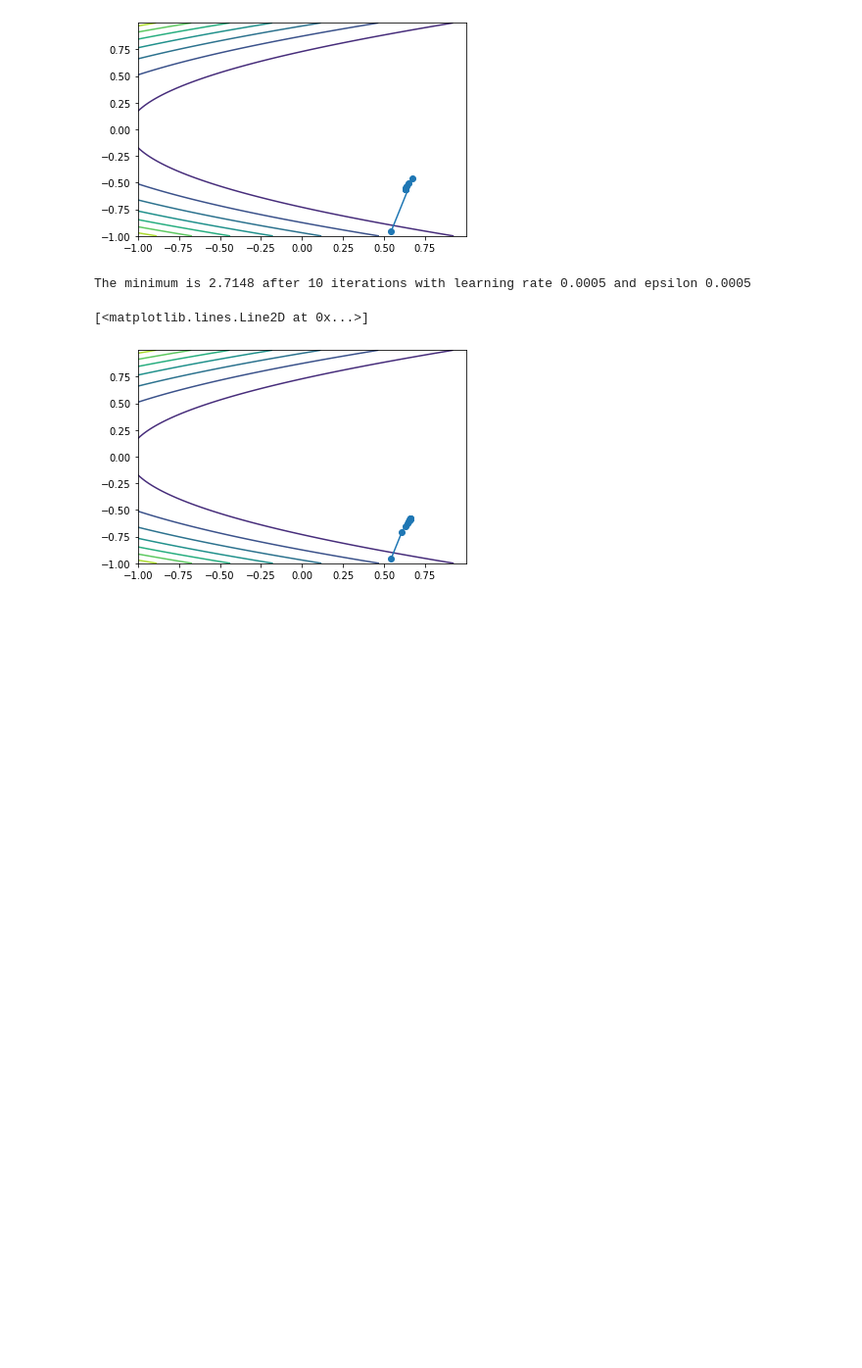
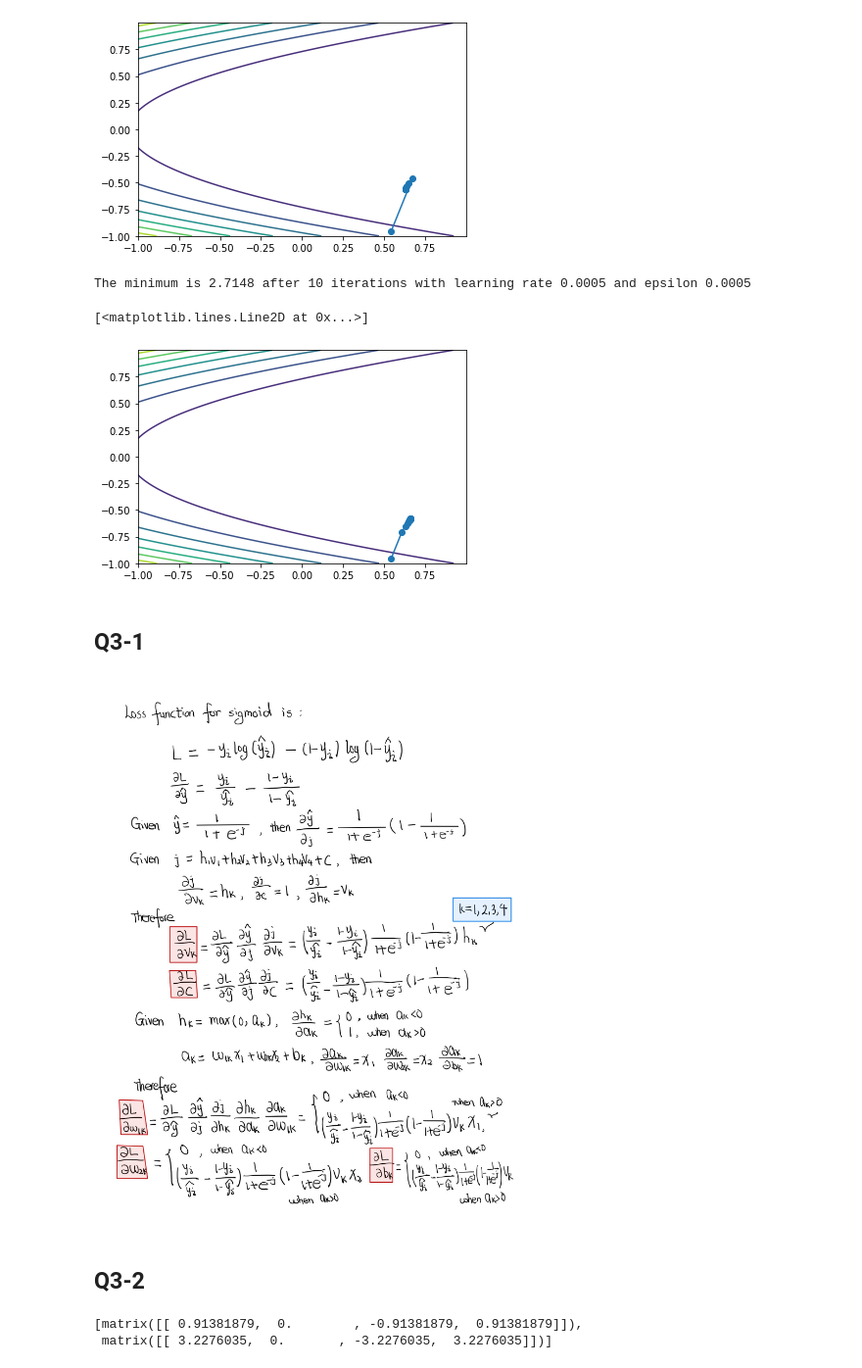
Before and after one commit to ziheyang/2020Fall, a Jupyter notebook: ANLY590-Neural Nets/hw2/hw2.ipynb, the cells around one changed output. Shown at 98% size. Saved outputs shown, nothing was run; the diff lists cells and outputs as text; code cells hidden in the pictures; blank space fills up the shorter version.

```diff
--- a/ANLY590-Neural Nets/hw2/hw2.ipynb
+++ b/ANLY590-Neural Nets/hw2/hw2.ipynb
@@ -226,3 +226,11 @@ plt.plot(x,y,'-o')
 # %% [output]
 [<matplotlib.lines.Line2D at 0x...>]
 [figure]
+# %% [markdown]
+## Q3-1
+# %%
+Image("3-1.jpg", width=500, height=1000)
+# %% [output]
+[figure, added]
+# %% [markdown]
+## Q3-2
@@ -228,0 +295,5 @@ plt.plot(x,y,'-o')
+# %%
+w_hat
+# %% [output]
+[matrix([[ 0.91381879,  0.        , -0.91381879,  0.91381879]]),
+ matrix([[ 3.2276035,  0.       , -3.2276035,  3.2276035]])]
```
Also changed, not shown: parts of 6 cells of this notebook, 1 other file.
